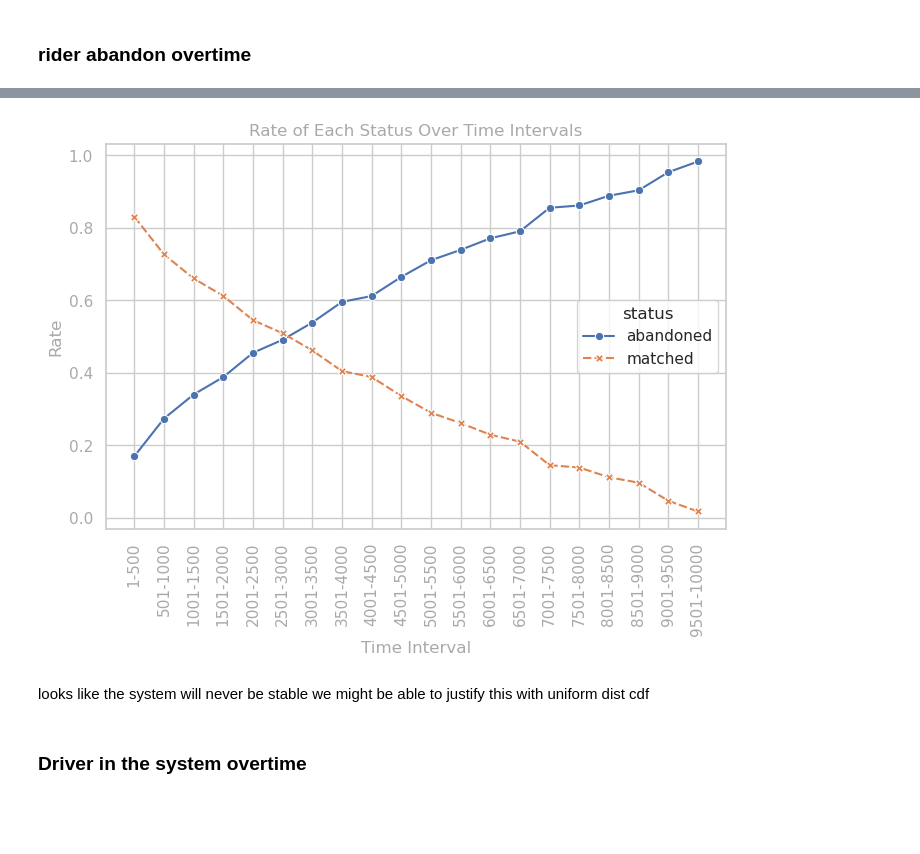
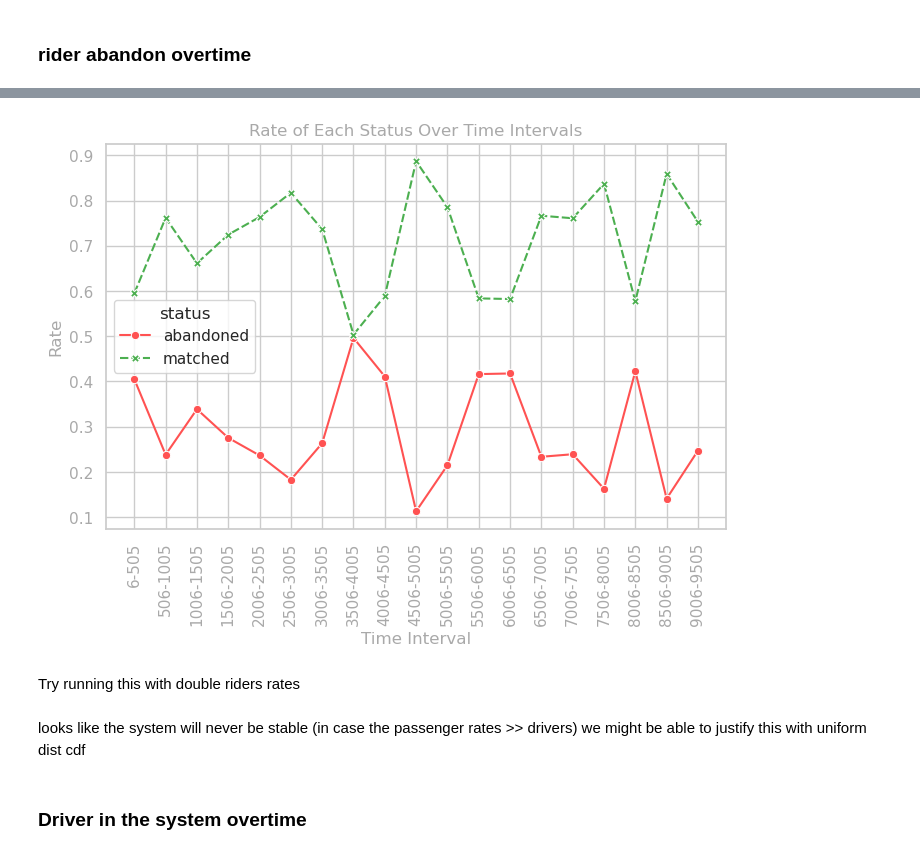
Before and after one commit to noPunintended/Squareshire_simulation, a Jupyter notebook: Codes/notebooks/eda.ipynb, the cells around one changed output, grey strips where cells are left out. Drawn from its saved outputs; the diff is of its cells as text; code cells hidden in the pictures; blank space fills up the shorter version.

```diff
--- a/Codes/notebooks/eda.ipynb
+++ b/Codes/notebooks/eda.ipynb
@@ -251,44 +252,53 @@ riders_df.head()
 # %%
 # Convert time from list to a single value
-riders_df['time'] = riders_df['become_available'].apply(lambda x: x[0])
+
 
 temp_df = riders_df.copy()
 
 # Remove 'waiting' status
 temp_df = temp_df[temp_df['status'] != 'waiting']
+temp_df['time'] = temp_df['become_available'].apply(lambda x: x[0])
+
+
+custom_palette = {
+    'matched': '#4CAF50',  # Vibrant Green
+    'abandoned': '#FF5252',            # Bright Red
+}
 
 # Define equal-sized time intervals
 time_min, time_max = temp_df['time'].min(), temp_df['time'].max()
 bin_edges = list(range(int(time_min), int(time_max) + 6, 500))  # Creating bins with a max span of 5
 temp_df['time_interval'] = pd.cut(temp_df['time'], bins=bin_edges, labels=[f"{bin_edges[i]}-{bin_edges[i+1]-1}" for i in range(len(bin_edges)-1)], include_lowest=True)
 
 # Combine 'reached_destination' and 'transit' into 'matched'
 temp_df['status'] = temp_df['status'].replace({'reached_destination': 'matched', 'transit': 'matched'})
 
 # Calculate rate of each status over time intervals
 status_counts = temp_df.groupby(['time_interval', 'status']).size().unstack(fill_value=0)
 status_rates = status_counts.div(status_counts.sum(axis=1), axis=0)
 
 # Set seaborn style
 sns.set_theme(style="whitegrid")
 
 # Create the line plot for rates
 plt.figure(figsize=(8, 5))
-sns.lineplot(data=status_rates, markers=True)
+sns.lineplot(data=status_rates, markers=True, palette=custom_palette)
 
 # Labels and title
 plt.xlabel("Time Interval", color='darkgray')
 plt.ylabel("Rate", color='darkgray')
 plt.title("Rate of Each Status Over Time Intervals", color='darkgray')
 plt.xticks(rotation=90, color='darkgray')
 plt.yticks(color='darkgray')
 
 # Show the plot
 plt.show()
 # %% [output]
-[figure, old version]
+[figure, new version]
+# %% [markdown]
+Try running this with double riders rates
 # %% [markdown]
-looks like the system will never be stable we might be able to justify this with uniform dist cdf
+looks like the system will never be stable (in case the passenger rates >> drivers) we might be able to justify this with uniform dist cdf
 # %% [markdown]
 ### Driver in the system overtime
 # %%
```
Also changed, not shown: parts of 37 cells of this notebook.
